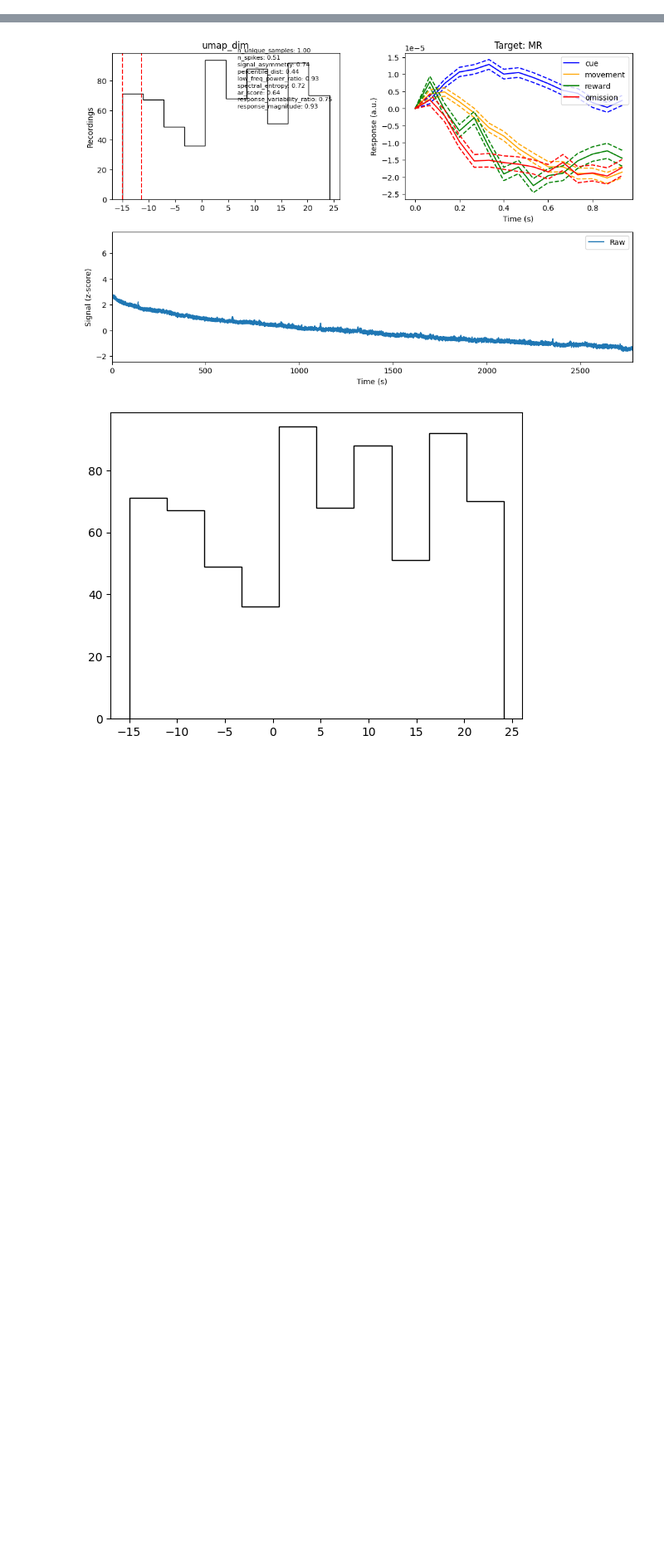
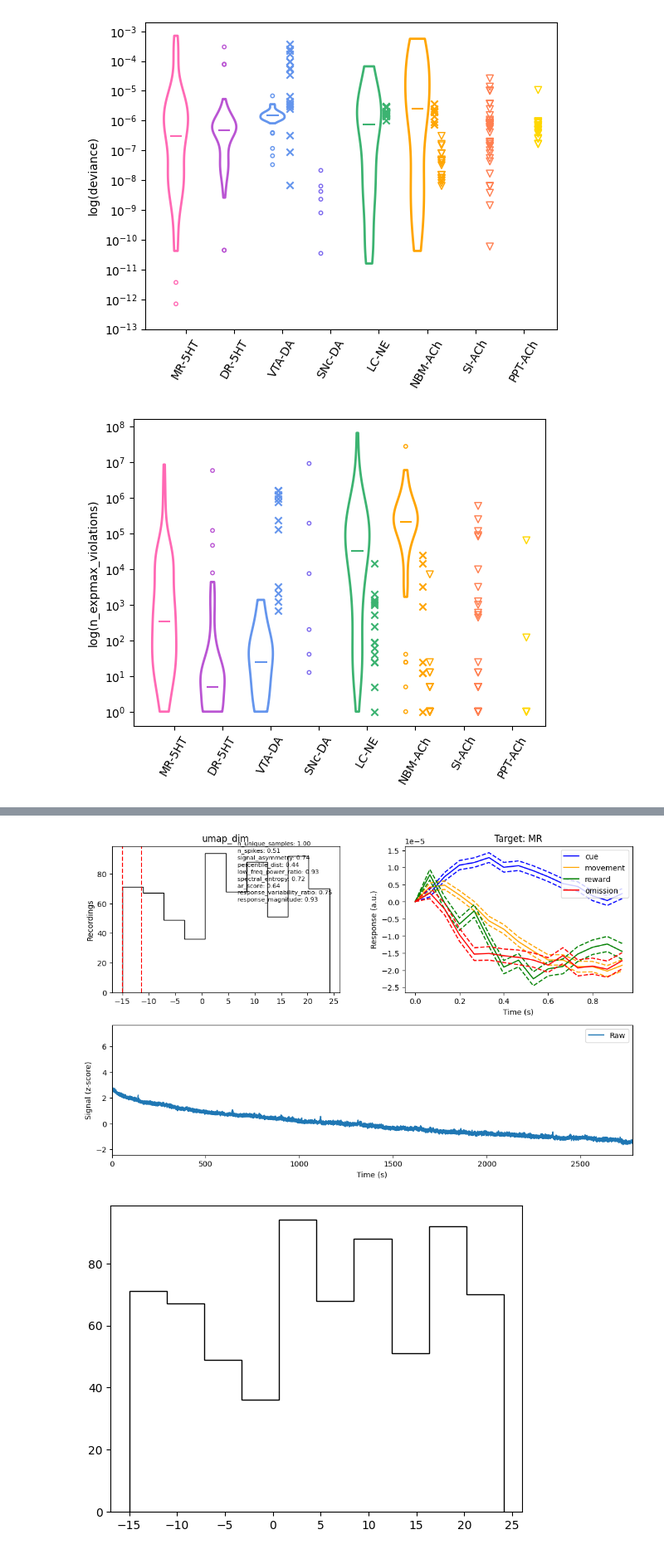
Before and after one commit to davcrom/ibl_neuromodulators, a Jupyter notebook: 01_quality_control.ipynb, the cells around one changed output, grey strips where cells are left out. Shown at 83% size. Drawn from its saved outputs; the diff is of its cells as text; code cells hidden in the pictures; blank space fills up the shorter version.

```diff
--- a/01_quality_control.ipynb
+++ b/01_quality_control.ipynb
@@ -250,0 +139,2 @@ for ax, (metric_name, metric_values) in zip(axs.ravel(), df_metrics[metrics_dict
+# %%
+new_recordings = df_targets['start_time'].apply(lambda x: datetime.fromisoformat(x) >  datetime(2024, 4, 1))
@@ -250,0 +317,52 @@ for ax, (metric_name, metric_values) in zip(axs.ravel(), df_metrics[metrics_dict
+# %%
+%matplotlib inline
+
+log_transform = {
+    'deviance': True,
+    'n_expmax_violations': True,
+    'expmax_violation': True,
+    'percentile_dist': False,
+    'signal_asymmetry': True,
+    'low_freq_power_ratio': False,
+    'ar_score': False
+}
+
+target_NMs_old = df_targets[~new_recordings].groupby('target_NM')
+target_NMs_new = df_targets[new_recordings].groupby('target_NM')
+
+for metric in sliding_metrics + processed_metrics:
+    fig, ax = plt.subplots()
+    data = [tnm[metric].replace({np.inf:np.nan}).dropna() for _, tnm in target_NMs_old]
+    if log_transform[metric]:
+        data = [np.log(x[x > 0]) for x in data]
+    else:
+        data = [np.array(x) for x in data]
+    xpos = np.array(list(positions.values())) - 0.2
+    violins = violinplot(ax, data, positions=xpos, colors=colors.values())
+    xpos = np.array(list(positions.values()))
+    for tnm, group in target_NMs_new:
+        group = group.dropna(subset=metric)
+        new_data = group[metric].values
+        mainenlab = np.array(['ZFM' in s for s in group['subject']])
+        if log_transform[metric]:
+            mainenlab = mainenlab[new_data > 0]
+            new_data = np.log(new_data[new_data > 0])
+        xx = np.ones_like(new_data) * (positions[tnm] + 0.2)
+        ax.scatter(xx[mainenlab] - 0.05, new_data[mainenlab], color=colors[tnm], marker='x')
+        ax.scatter(xx[~mainenlab] + 0.1, new_data[~mainenlab], fc='none', ec=colors[tnm], marker='v')
+    ax.set_xticks(list(positions.values()))
+    ax.set_xticklabels(positions.keys())
+    ax.tick_params(axis='x', rotation=60)
+
+    h = np.ceil(max(np.concatenate(data).max(), new_data.max()))
+    l = np.floor(min(np.concatenate(data).min(), new_data.min()))
+    yticks = np.arange(l, h + 1, 1)
+    ax.set_yticks(yticks)
+    if log_transform[metric]:
+        ax.set_ylabel(f'log({metric})')
+        ax.set_yticklabels(['$10^{%d}$' % t for t in yticks])
+    else:
+        ax.set_ylabel(metric)
+# %% [output]
+[figure, added]
+[figure, added]
```
Also changed, not shown: parts of 112 cells of this notebook, 3 other files.
